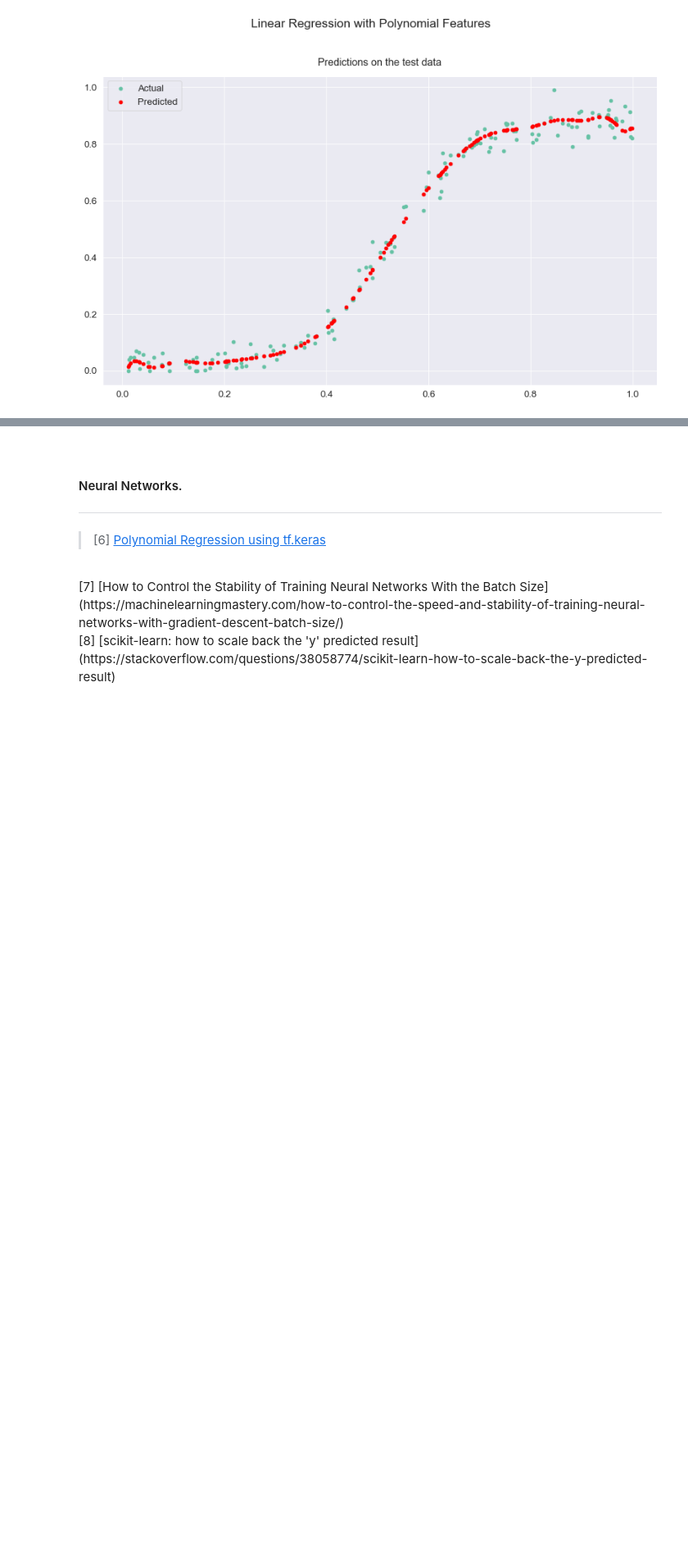
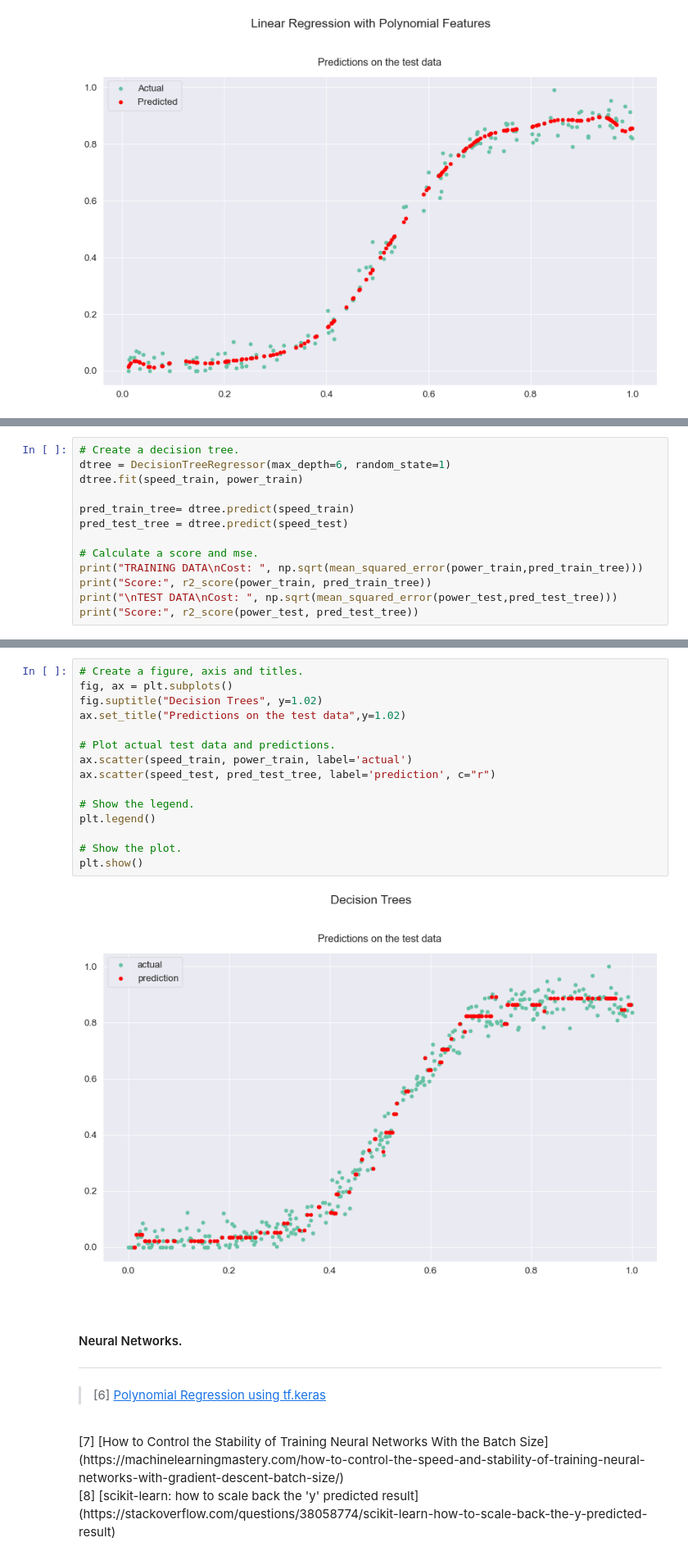
Before and after one commit to olgarozhdestvina/Machine-Learning-and-Statistics-Project, a Jupyter notebook: Power_production_model.ipynb, the cells around one changed output, grey strips where cells are left out. Shown at 82% size. Drawn from its saved outputs; the diff is of its cells as text; blank space fills up the shorter version.

```diff
--- a/Power_production_model.ipynb
+++ b/Power_production_model.ipynb
@@ -326 +340,14 @@ plt.show()
 ___
+# %%
+# Create a decision tree.
+dtree = DecisionTreeRegressor(max_depth=6, random_state=1)
+dtree.fit(speed_train, power_train)
+
+pred_train_tree= dtree.predict(speed_train)
+pred_test_tree = dtree.predict(speed_test)
+
+# Calculate a score and mse.
+print("TRAINING DATA\nCost: ", np.sqrt(mean_squared_error(power_train,pred_train_tree)))
+print("Score:", r2_score(power_train, pred_train_tree))
+print("\nTEST DATA\nCost: ", np.sqrt(mean_squared_error(power_test,pred_test_tree)))
+print("Score:", r2_score(power_test, pred_test_tree))
@@ -327,3 +370,20 @@ ___
+# %%
+# Create a figure, axis and titles.
+fig, ax = plt.subplots()
+fig.suptitle("Decision Trees", y=1.02)
+ax.set_title("Predictions on the test data",y=1.02)
+
+# Plot actual test data and predictions.
+ax.scatter(speed_train, power_train, label='actual')
+ax.scatter(speed_test, pred_test_tree, label='prediction', c="r")
+
+# Show the legend.
+plt.legend()
+
+# Show the plot.
+plt.show()
+# %% [output]
+[figure, added]
 # %% [markdown]
 <br>
 
```
Also changed, not shown: parts of 14 cells of this notebook, 1 other file.
